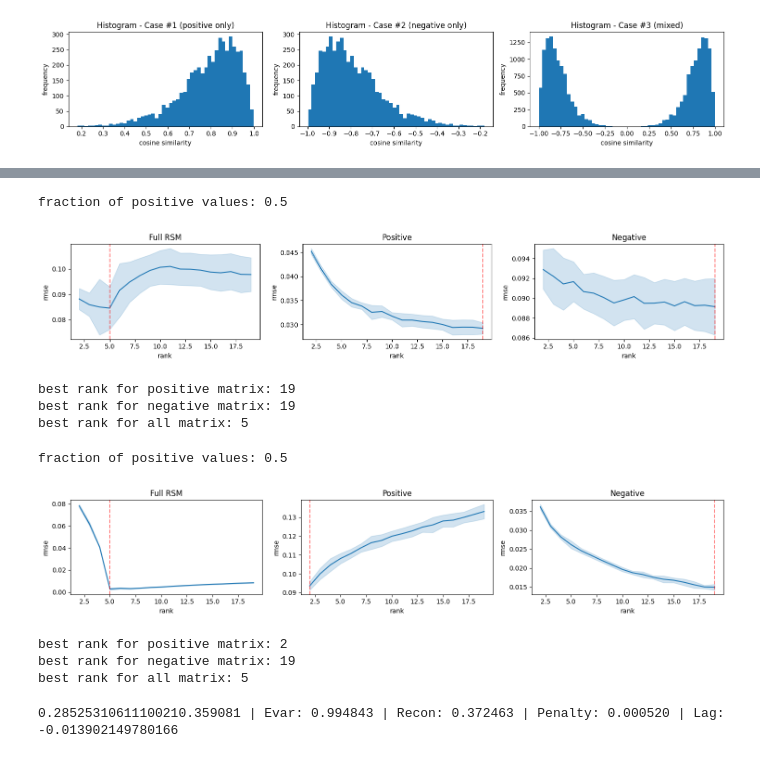
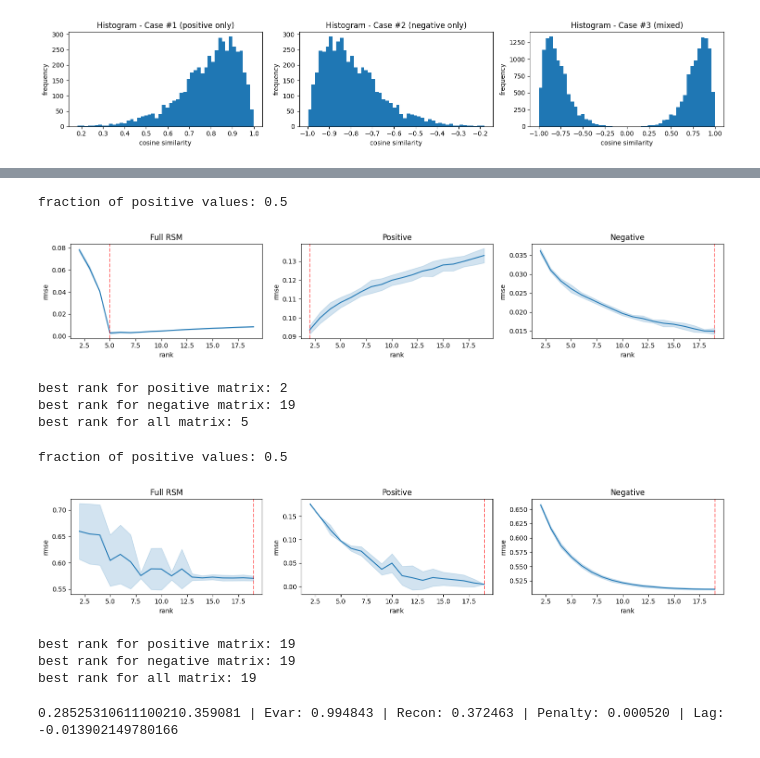
Before and after one commit to florianmahner/pysrf, a Jupyter notebook: notebooks/rank_selection.ipynb, the cells around one changed output, grey strips where cells are left out. Saved outputs shown, nothing was run; the diff lists cells and outputs as text; code cells hidden in the pictures.

```diff
--- a/notebooks/rank_selection.ipynb
+++ b/notebooks/rank_selection.ipynb
@@ -170,69 +202,67 @@ plt.show()
 # %%
-s_plus_plus, s_plus_minus, thresh_plus, mask_plus = median_matrix_split(rsm_pos)
-ratio = 0.3
-n_repeats = 5
+s_minus_plus, s_minus_minus, thresh_minus, mask_minus = median_matrix_split(rsm_neg)
+ratio = 0.7
+n_repeats = 10
 df_full = find_best_rank(
     rsm_pos,
     range(2, 20),
     train_ratio=ratio,
     similarity_measure="linear",
-    n_repeats=repeats,
+    n_repeats=n_repeats,
 )
 df_pos = find_best_rank(
-    s_plus_plus,
+    s_minus_plus,
     range(2, 20),
-    mask=mask_plus,
     train_ratio=ratio,
     similarity_measure="linear",
-    n_repeats=repeats,
+    n_repeats=n_repeats,
 )
 df_neg = find_best_rank(
-    s_plus_minus,
+    s_minus_minus,
     range(2, 20),
-    mask=~mask_plus,
     train_ratio=ratio,
     similarity_measure="linear",
-    n_repeats=repeats,
+    n_repeats=n_repeats,
 )
 plot_rank_selection(df_full, df_pos, df_neg)
 # %% [output]
 fraction of positive values: 0.5
-[figure, old version]
+[figure, new version]
-best rank for positive matrix: 19
+best rank for positive matrix: 2
 best rank for negative matrix: 19
 best rank for all matrix: 5
 # %%
-s_minus_plus, s_minus_minus, thresh_minus, mask_minus = median_matrix_split(rsm_neg)
+s_all_plus, s_all_minus, thresh_all, mask_all = median_matrix_split(rsm_all)
 ratio = 0.7
 n_repeats = 10
 df_full = find_best_rank(
-    rsm_pos,
+    rsm_all,
     range(2, 20),
     train_ratio=ratio,
-    similarity_measure="linear",
-    n_repeats=repeats,
+    similarity_measure="cosine",
+    n_repeats=n_repeats,
 )
 df_pos = find_best_rank(
-    s_minus_plus,
+    s_all_plus,
     range(2, 20),
     train_ratio=ratio,
-    similarity_measure="linear",
-    n_repeats=repeats,
+    similarity_measure="cosine",
+    n_repeats=n_repeats,
 )
 df_neg = find_best_rank(
-    s_minus_minus,
+    s_all_minus,
     range(2, 20),
     train_ratio=ratio,
-    similarity_measure="linear",
-    n_repeats=repeats,
+    similarity_measure="cosine",
+    n_repeats=n_repeats,
 )
 plot_rank_selection(df_full, df_pos, df_neg)
 # %% [output]
 fraction of positive values: 0.5
-[figure, old version]
+[figure, new version]
-best rank for positive matrix: 2
+best rank for positive matrix: 19
 best rank for negative matrix: 19
-best rank for all matrix: 5
+best rank for all matrix: 19
 # %%
 model = ADMM(rank=5, max_outer=30, w_inner=20, tol=0.0, verbose=True)
 w_pos = model.fit_transform(s_plus, mask=mask)
```
Also changed, not shown: parts of 9 cells of this notebook, 12 other files.
